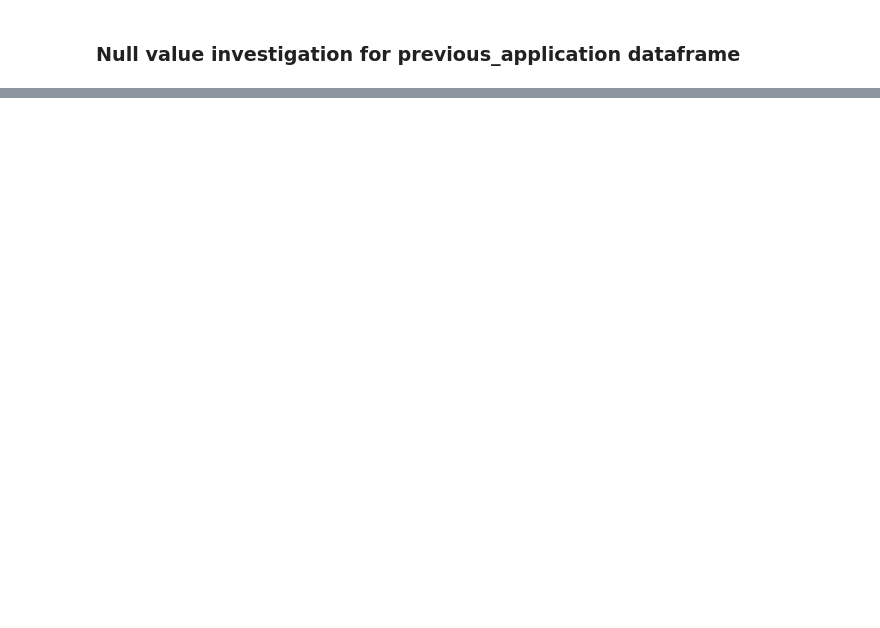
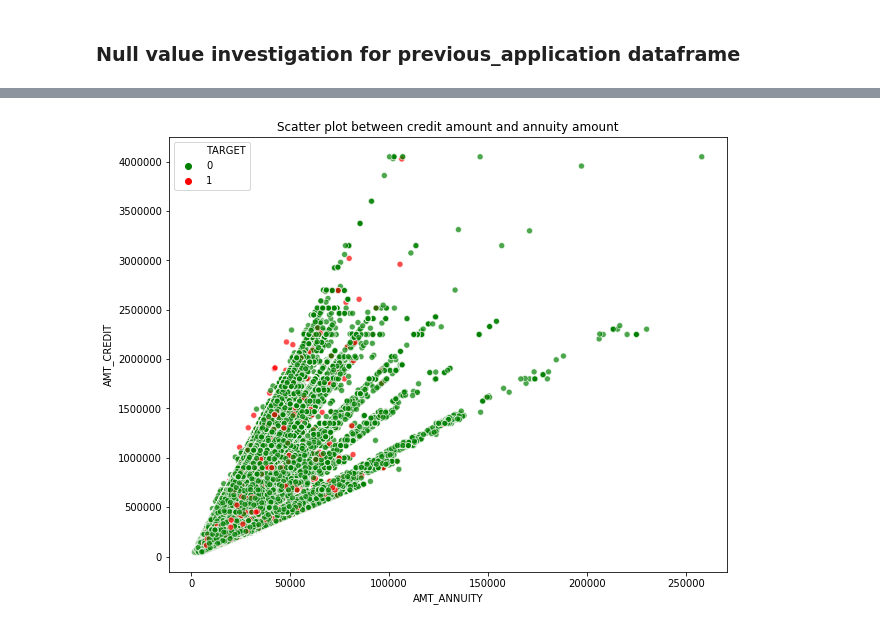
Before and after one commit to padma-it/DataScienceCaseStudies, a Jupyter notebook: Credit EDA/EDA Case Study - Bank Loan - Amrita.ipynb, the cells around one changed output, grey strips where cells are left out. Cells and saved outputs as stored; diff of their text form; code cells hidden in the pictures; blank space fills up the shorter version.

```diff
--- a/Credit EDA/EDA Case Study - Bank Loan - Amrita.ipynb
+++ b/Credit EDA/EDA Case Study - Bank Loan - Amrita.ipynb
@@ -115,0 +369,15 @@ plt.show()
+# %%
+fig = plt.figure(figsize=(10,8))
+ax = sns.scatterplot(x='AMT_ANNUITY',
+                     y = 'AMT_CREDIT' ,
+                     data =applicationDF,
+                     hue = "TARGET",
+                     palette =['green','red'],
+                     alpha = 0.7)
+#plt.legend(labels=['Repayer', 'Defaulter'])
+plt.xlabel("AMT_ANNUITY")
+plt.ylabel("AMT_CREDIT")
+plt.title("Scatter plot between credit amount and annuity amount")
+plt.show()
+# %% [output]
+[figure, added]
```
Also changed, not shown: parts of 41 cells of this notebook.
